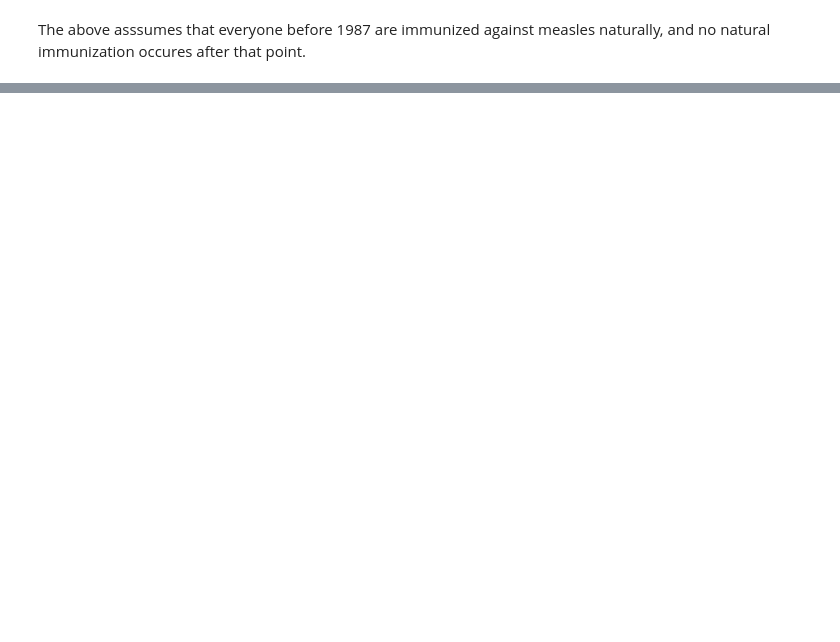
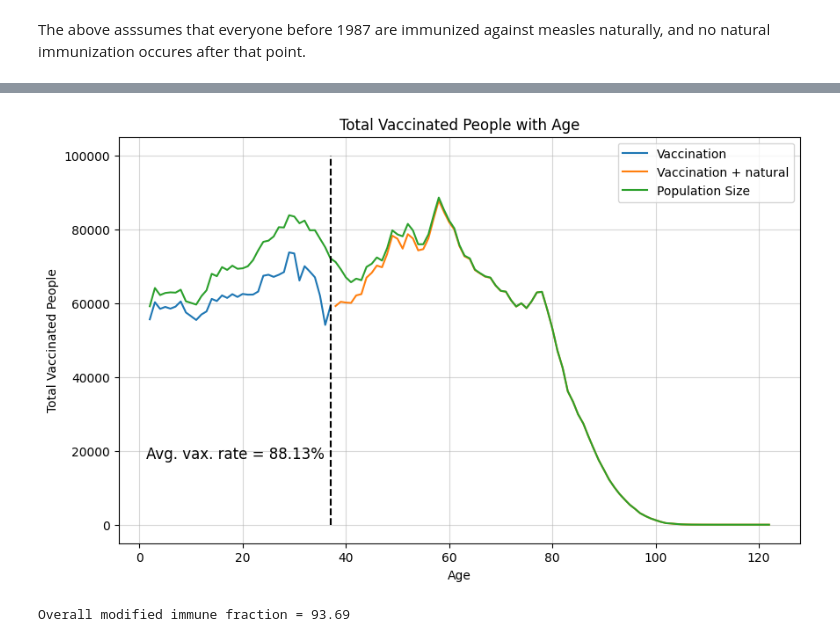
Before and after one commit to AlfredBendtzonHansen/measles-network-DK, a Jupyter notebook: vax_plots.ipynb, the cells around one changed output, grey strips where cells are left out. Cells and saved outputs as stored; diff of their text form; code cells hidden in the pictures; blank space fills up the shorter version.

```diff
--- a/vax_plots.ipynb
+++ b/vax_plots.ipynb
@@ -35,0 +127,27 @@ The above asssumes that everyone before 1987 are immunized against measles natur
+# %%
+# Plot the total vaccinated people as a function of birth year
+plt.figure(figsize=(10, 6))
+plt.plot(df_above['AGE'], df_above['Total Vaccinated'], linestyle='-', label = "Vaccination")
+plt.plot(df_before['AGE'], df_before['Total Vaccinated'], linestyle='-', label = "Vaccination + natural")
+plt.plot(df['AGE'], df['POPULATION'], linestyle='-', label = "Population Size")
+plt.title('Total Vaccinated People with Age')
+plt.xlabel('Age')
+plt.ylabel('Total Vaccinated People')
+plt.grid(True, alpha = .5)
+plt.vlines(x = 2022-1987+2, ymin = 0, ymax = 100000, color = "black", linestyles="--")
+
+plt.text(0.04, 0.2, f'Avg. vax. rate = {round(immune_post1987*100,2)}%', transform=plt.gca().transAxes,
+         fontsize=12, verticalalignment='bottom', horizontalalignment='left')
+
+
+plt.legend()
+plt.savefig("VaxvsPop_nat.pdf", dpi = 400)
+plt.show()
+# %% [output]
+[figure, added]
+# %%
+modified_df = pd.concat([df_above,df_before])
+immune_all_mod = np.average(np.asarray(modified_df['VACCINATIONRATE']), weights= np.asarray(modified_df['POPULATION']))
+print(f'Overall modified immune fraction = {round(immune_all_mod*100,2)}')
+# %% [output]
+Overall modified immune fraction = 93.69
```
Also changed, not shown: parts of 3 cells of this notebook, 3 other files.
